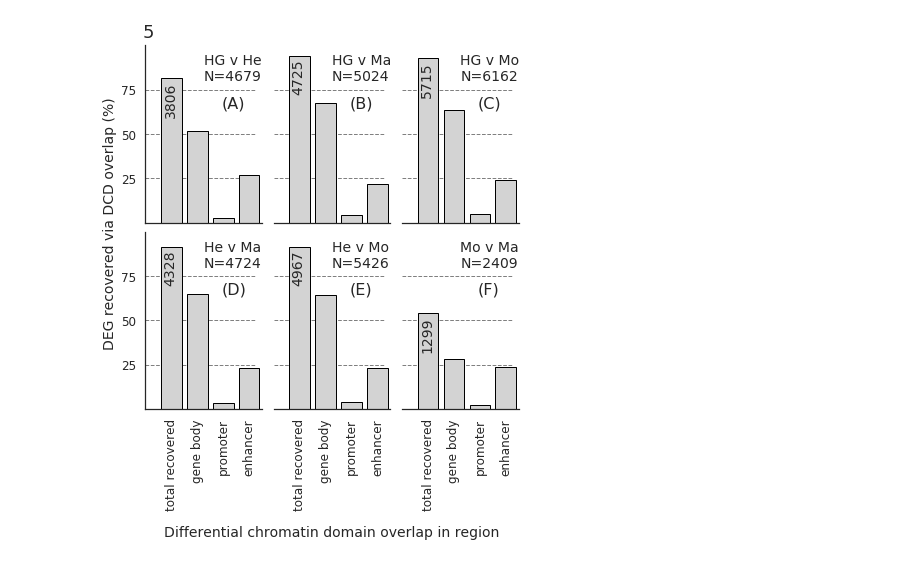
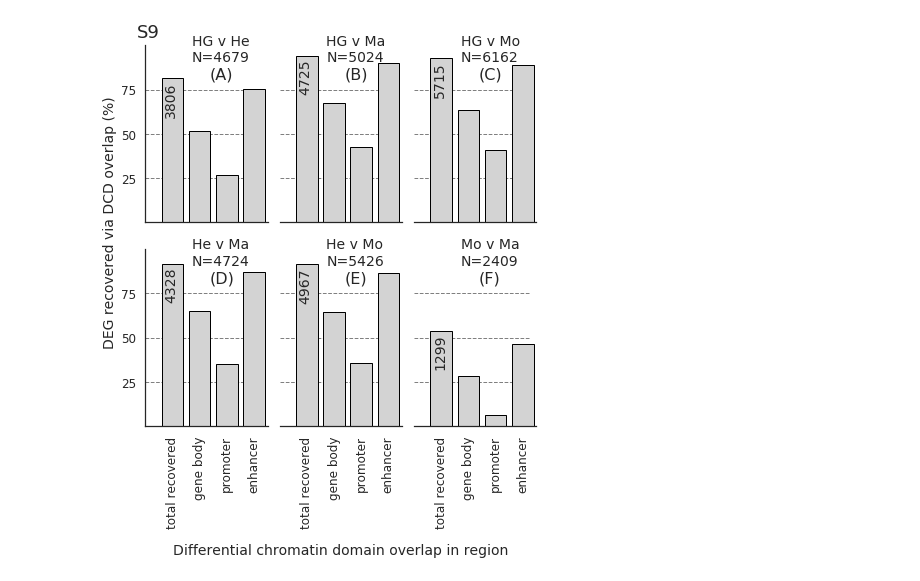
Before and after one commit to ptrebert/project-diff-chromatin-state, a Jupyter notebook: notebooks/plotting/active/plot_DEG_recovery_bars.ipynb, the cells around one changed output. Saved outputs shown, nothing was run; the diff lists cells and outputs as text; code cells hidden in the pictures.

Commit message:
update of plotting notebooks figure key etc

```diff
--- a/notebooks/plotting/active/plot_DEG_recovery_bars.ipynb
+++ b/notebooks/plotting/active/plot_DEG_recovery_bars.ipynb
@@ -41,12 +41,13 @@ sns.set(style='white',
 
 np.seterr('raise')
 
-journal = 'bmc_genbio'
+journal = 'ox_bioinf'
 res = 'print_lo'
-fig_sizes = js.load(open('/home/pebert/work/code/mpggit/statediff/annotation/misc/fig_sizes.json'))
+fig_sizes = js.load(open('/home/pebert/work/code/github/project-diff-chromatin-state/annotation/misc/fig_sizes.json'))
 fig_sizes = fig_sizes[journal]
 resolution = fig_sizes['resolution']
 
+make_uniq = False
 scorings = ['penem', 'ordem', 'penrep', 'ordrep']
 segmentations = ['cmm18', 'ecs18', 'ecs10']
 
@@ -165,7 +166,12 @@ def cache_gene_recovery(cache_file, gene_hsp_ovl):
 
         prom_partner = get_partner_file(fpath, 'promoter')
         infos, gene_header = read_gene_overlap_table(prom_partner, gene_header)
-        uniq_prom = infos['hit_names'] - body_hit_names
+        if make_uniq:
+            uniq_prom = infos['hit_names'] - body_hit_names
+            promoter_hits = len(uniq_prom)
+        else:
+            uniq_prom = infos['hit_names']
+            promoter_hits = len(uniq_prom - body_hit_names)
         collector['prom_hits'] = len(uniq_prom)
         collector['prom_hit_names'] = uniq_prom
 
@@ -175,10 +181,16 @@ def cache_gene_recovery(cache_file, gene_hsp_ovl):
         enh_hit_names = read_enh_overlap_table(enh_partner)
         # reduce to genes that are indeed DE
         enh_hit_names = enh_hit_names.intersection(total_names)
-        uniq_enh = enh_hit_names - body_hit_names
+        if make_uniq:
+            uniq_enh = enh_hit_names - body_hit_names
+            enhancer_hits = len(uniq_enh)
+        else:
+            uniq_enh = enh_hit_names
+            enhancer_hits = len(uniq_enh - body_hit_names)
         collector['enh_hits'] = len(uniq_enh)
         collector['enh_hit_names'] = uniq_enh
-        collector['recov_deg'] = collector['body_hits'] + collector['prom_hits'] + collector['enh_hits']
+        collector['recov_deg'] = collector['body_hits'] + promoter_hits + enhancer_hits
+        #collector['recov_deg'] = collector['body_hits'] + collector['prom_hits'] + collector['enh_hits']
 
         caching[(seg, scoring, comp)] = collector
 
@@ -200,8 +212,10 @@ def plot_recov_bars(dataset, fkey, save_diss):
     fig, axes = plt.subplots(figsize=fig_sizes['two_col']['square'],
                              nrows=nrows, ncols=ncols,
                              sharex=False, sharey=False)
-
-    plt.subplots_adjust(hspace=0.05, wspace=0.1)
+    if make_uniq:
+        plt.subplots_adjust(hspace=0.05, wspace=0.1)
+    else:
+        plt.subplots_adjust(hspace=0.15, wspace=0.1)
 
     bar_heights = ['recov_deg', 'body_hits', 'prom_hits', 'enh_hits']
     sub_panel = {i: c for i, c in zip(range(len(comparisons)), string.ascii_uppercase)}
@@ -228,12 +242,20 @@ def plot_recov_bars(dataset, fkey, save_diss):
                       color='lightgrey', edgecolor='black')
 
         label = ' v '.join(comp.split('_vs_')) + '\nN={}'.format(total_gene)
-        ax.text(0.5, 0.8, s=label,
-                fontdict={'fontsize': 14},
-                transform=ax.transAxes)
-        ax.text(0.65, 0.65, s='({})'.format(panel),
-                fontdict={'fontsize': 16},
-                transform=ax.transAxes)
+        if make_uniq:
+            ax.text(0.5, 0.8, s=label,
+                    fontdict={'fontsize': 14},
+                    transform=ax.transAxes)
+            ax.text(0.65, 0.65, s='({})'.format(panel),
+                    fontdict={'fontsize': 16},
+                    transform=ax.transAxes)
+        else:
+            ax.text(0.38, 0.91, s=label,
+                    fontdict={'fontsize': 14},
+                    transform=ax.transAxes)
+            ax.text(0.53, 0.81, s='({})'.format(panel),
+                    fontdict={'fontsize': 16},
+                    transform=ax.transAxes)
 
         for b in bars:
             x = b.get_x()
@@ -283,7 +305,10 @@ def plot_recov_bars(dataset, fkey, save_diss):
 
 
 def plot_gene_recovery_barchart():
-    cache_file = os.path.join(cache_dir, '{}_plot_gene_recov_hsp.pck'.format(date))
+    if make_uniq:
+        cache_file = os.path.join(cache_dir, '{}_plot_gene_recov_hsp_uniq.pck'.format(date))
+    else:
+        cache_file = os.path.join(cache_dir, '{}_plot_gene_recov_hsp.pck'.format(date))
     if (not os.path.isfile(cache_file)) or os.stat(cache_file).st_size < 10:
         print('Caching')
         _ = cache_gene_recovery(cache_file, isect_root)
@@ -293,34 +318,39 @@ def plot_gene_recovery_barchart():
 
     plot_data = dict()
     seg = 'cmm18'
     score = 'penem'
     for k, v in counts.items():
         if seg == k[0] and score == k[1]:
             if k[2] == 'Liver_vs_Blood':
                 continue
             plot_data[k[2]] = v
 
-    fk = '5'
+    if make_uniq:
+        fk = '5'
+    else:
+        fk = 'S9'
     fig, exart = plot_recov_bars(plot_data, fk, diss_version)
 
     if save_figures:
         outname = 'fig_{}_gene_recov_bars_{}_{}'.format(fk, seg, score)
-        out_folder = fig_main
+        if make_uniq:
+            out_folder = fig_main
+        else:
+            out_folder = fig_supp
         if diss_version:
             out_folder = fig_diss
 
         out_pdf = os.path.join(out_folder, outname + '.pdf')
         fig.savefig(out_pdf, bbox_inches='tight', extra_artists=exart)
 
         if not diss_version:
             out_png = os.path.join(out_folder, outname + '.png')
             fig.savefig(out_png, bbox_inches='tight', extra_artists=exart, dpi=resolution[res])
 
     return
 
 
-
 if run_gene_recov_bars:
     plot_gene_recovery_barchart()
 # %% [output]
-[figure, old version]
+[figure, new version]
```
Also changed, not shown: 8 other files.
